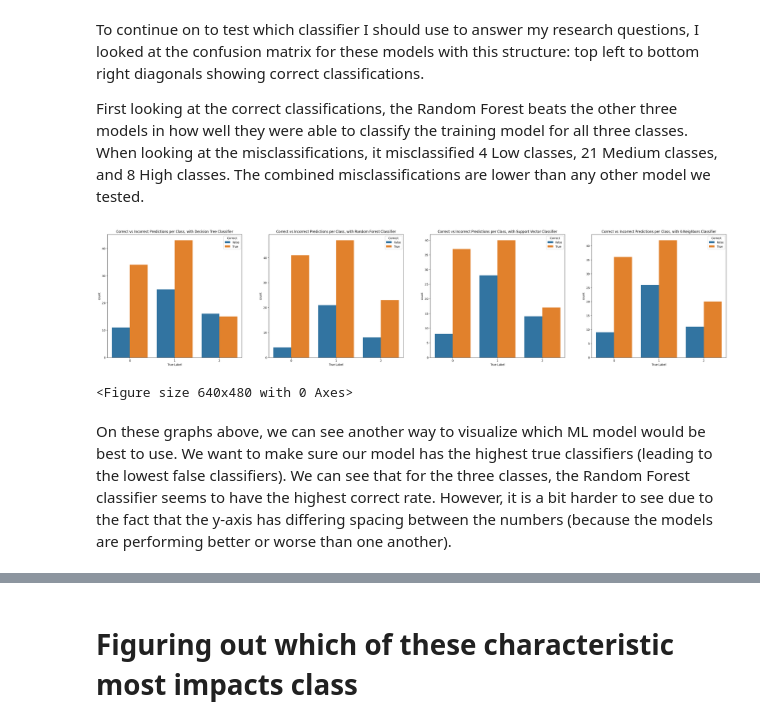
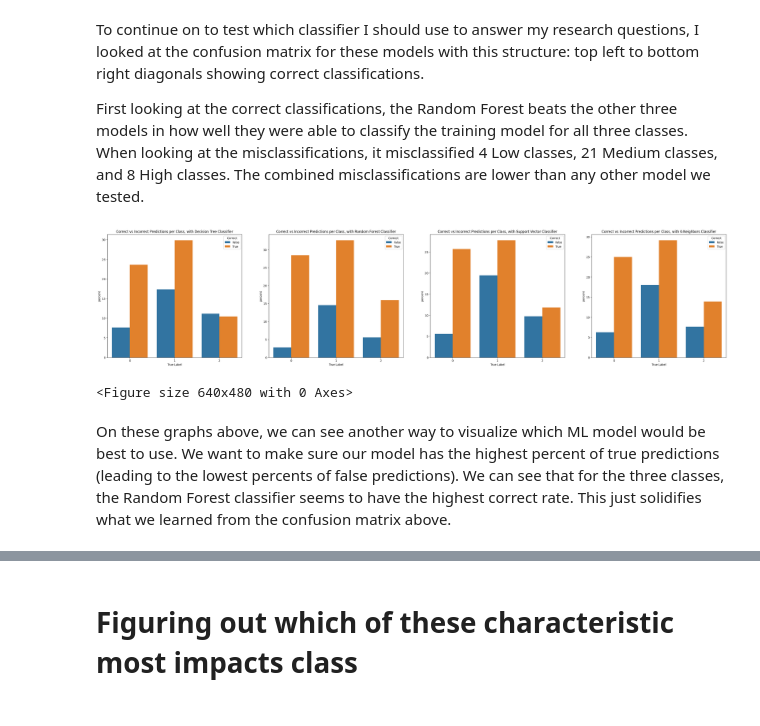
Before and after one commit to Isha-B-GitHub/COSC426-_Final, a Jupyter notebook: 426_Final_Project.ipynb, the cells around one changed output, grey strips where cells are left out. Drawn from its saved outputs; the diff is of its cells as text; code cells hidden in the pictures.

```diff
--- a/426_Final_Project.ipynb
+++ b/426_Final_Project.ipynb
@@ -408,28 +413,29 @@ To continue on to test which classifier I should use to answer my research quest
 
 First looking at the correct classifications, the Random Forest beats the other three models in how well they were able to classify the training model for all three classes. When looking at the misclassifications, it misclassified 4 Low classes, 21 Medium classes, and 8 High classes. The combined misclassifications are lower than any other model we tested.
 # %%
-# --- Per-Class Error Analysis ---
+# Percent correct on the models above
+# Also what we learned in class
 fig, axes = plt.subplots(1, len(models_clas), figsize=(40, 8))
 axes = axes.flatten()
 m_idx = 0
 for name, model in models_clas.items():
   ax = axes[m_idx]
   # Make predictions
   y_pred_model = model.predict(x_test_clas)
   errors = pd.DataFrame({
     "True Label": y_test_clas,
     "Predicted Label": y_pred_model
   })
   errors["Correct"] = errors["True Label"] == errors["Predicted Label"]
-
-  sns.countplot(data=errors, x="True Label", hue="Correct", ax = ax)
+  # Calculate confusion matrix
+  sns.countplot(data=errors, x="True Label", hue="Correct", ax = ax, stat="percent")
   ax.set_title(f"Correct vs Incorrect Predictions per Class, with {name}")
   m_idx+=1
 
 plt.show()
 plt.clf()
 # %% [output]
-[figure, old version]
+[figure, new version]
 <Figure size 640x480 with 0 Axes>
 # %% [markdown]
-On these graphs above, we can see another way to visualize which ML model would be best to use. We want to make sure our model has the highest true classifiers (leading to the lowest false classifiers). We can see that for the three classes, the Random Forest classifier seems to have the highest correct rate. However, it is a bit harder to see due to the fact that the y-axis has differing spacing between the numbers (because the models are performing better or worse than one another).
+On these graphs above, we can see another way to visualize which ML model would be best to use. We want to make sure our model has the highest percent of true predictions (leading to the lowest percents of false predictions). We can see that for the three classes, the Random Forest classifier seems to have the highest correct rate. This just solidifies what we learned from the confusion matrix above.
```
Also changed, not shown: parts of 19 cells of this notebook.
